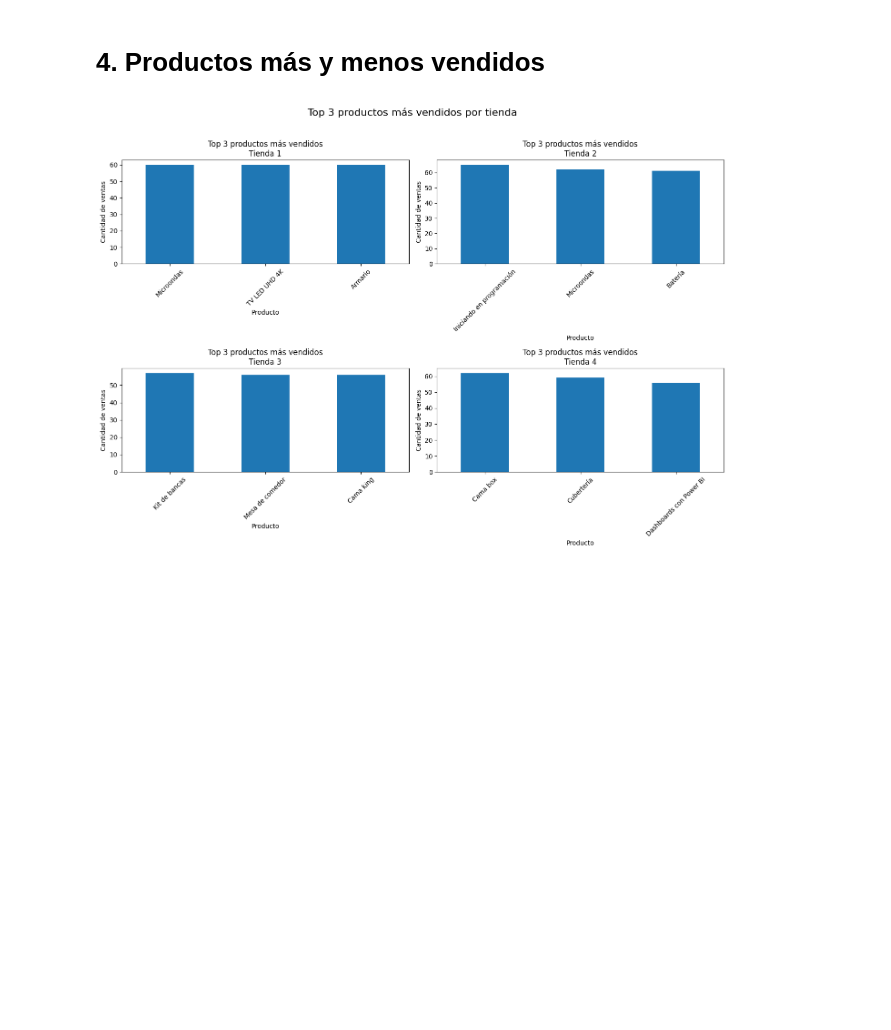
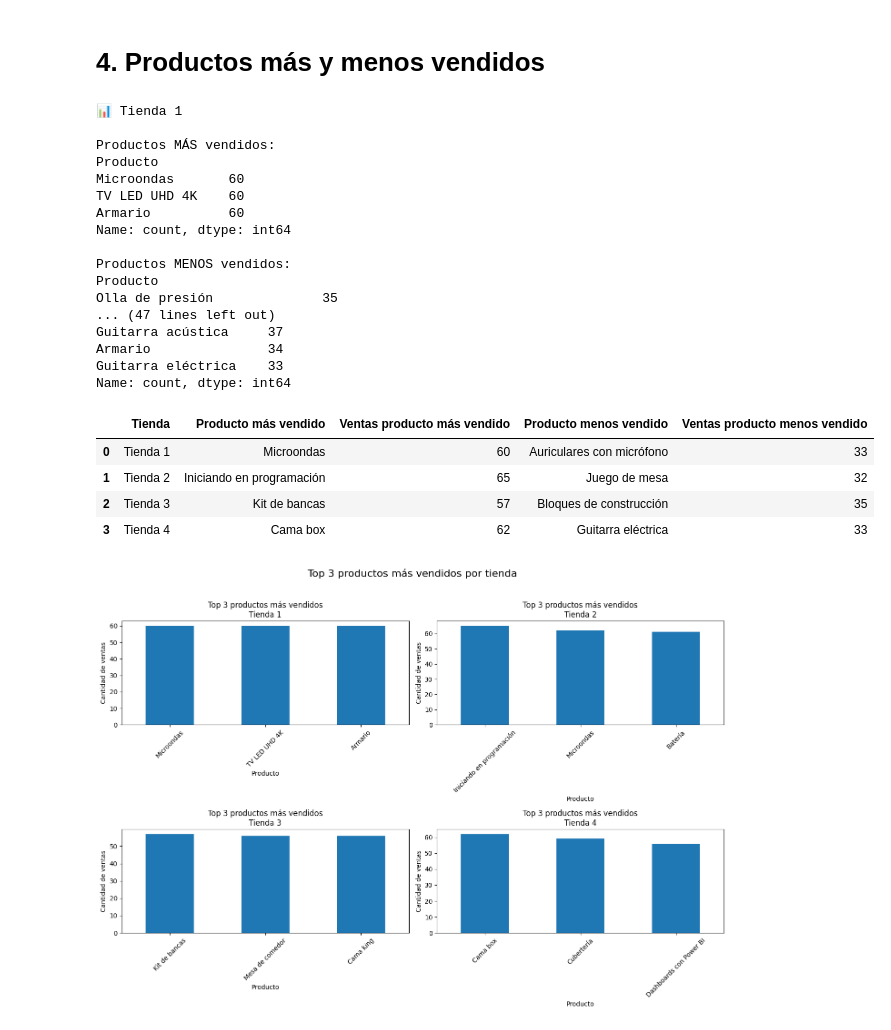
Before and after one commit to angelaoica-dev/challenge-AluraStoreLatam, a Jupyter notebook: AluraStoreLatam.ipynb, the cells around one changed output. Drawn from its saved outputs; the diff is of its cells as text; code cells hidden in the pictures; blank space fills up the shorter version.

```diff
--- a/AluraStoreLatam.ipynb
+++ b/AluraStoreLatam.ipynb
@@ -92,10 +92,13 @@ Index(['Producto', 'Categoría del Producto', 'Precio', 'Costo de envío',
 ### Ingreso total de cada tienda.
 # %%
 tiendas = [tienda, tienda2, tienda3, tienda4]
+nombres_tiendas = ["Tienda 1", "Tienda 2", "Tienda 3", "Tienda 4"]
+ingresos = []
 
 for i, df in enumerate(tiendas, start=1):
-    ingresos = df['Precio'].sum()
-    print(f"Ingreso Total Tienda {i}: ${ingresos:,.2f}")
+    total = df["Precio"].sum()
+    ingresos.append(total)
+    print(f"Ingreso Total Tienda {i}: ${total:,.2f}")
 # %% [output]
 Ingreso Total Tienda 1: $1,150,880,400.00
 Ingreso Total Tienda 2: $1,116,343,500.00
@@ -103,14 +106,19 @@ Ingreso Total Tienda 3: $1,098,019,600.00
 Ingreso Total Tienda 4: $1,038,375,700.00
 # %%
 #Comparación directa
+ingresos_totales = []
+for i, df in enumerate(tiendas, start=1):
+    ingresos_totales.append(df['Precio'].sum())
+
+nombres_tiendas = [f'Tienda {i}' for i in range(1, len(tiendas) + 1)]
 plt.figure(figsize=(8, 5))
-plt.bar(nombres_tiendas, ingresos)
+plt.bar(nombres_tiendas, ingresos_totales)
 
 plt.title("Ingresos totales por tienda")
 plt.xlabel("Tienda")
 plt.ylabel("Ingresos")
 
-for i, v in enumerate(ingresos):
+for i, v in enumerate(ingresos_totales):
     plt.text(i, v, f"${v:,.0f}", ha="center", va="bottom", fontweight="bold")
 
 plt.tight_layout()
@@ -238,34 +252,65 @@ def analizar_productos(df, top_n=5):
 
     return {
         "mas_vendidos": conteo.head(top_n),
         "menos_vendidos": conteo.tail(top_n),
         "producto_mas_vendido": conteo.idxmax(),
         "ventas_mas_vendido": conteo.max(),
         "producto_menos_vendido": conteo.idxmin(),
         "ventas_menos_vendido": conteo.min()
     }
+
+tiendas_dict = {
+    "Tienda 1": tienda,
+    "Tienda 2": tienda2,
+    "Tienda 3": tienda3,
+    "Tienda 4": tienda4
+}
+
 resumen_productos = []
 
-for nombre, df in tiendas.items():
+for nombre, df in tiendas_dict.items():
     resultado = analizar_productos(df, top_n=3)
 
     print(f"\n📊 {nombre}")
 
     print("\nProductos MÁS vendidos:")
     print(resultado["mas_vendidos"])
 
     print("\nProductos MENOS vendidos:")
     print(resultado["menos_vendidos"])
 
     resumen_productos.append({
         "Tienda": nombre,
         "Producto más vendido": resultado["producto_mas_vendido"],
         "Ventas producto más vendido": resultado["ventas_mas_vendido"],
         "Producto menos vendido": resultado["producto_menos_vendido"],
         "Ventas producto menos vendido": resultado["ventas_menos_vendido"]
     })
 df_resumen_productos = pd.DataFrame(resumen_productos)
 df_resumen_productos
+# %% [output]
+📊 Tienda 1
+
+Productos MÁS vendidos:
+Producto
+Microondas       60
+TV LED UHD 4K    60
+Armario          60
+Name: count, dtype: int64
+
+Productos MENOS vendidos:
+Producto
+Olla de presión              35
+... (47 lines left out)
+Guitarra acústica     37
+Armario               34
+Guitarra eléctrica    33
+Name: count, dtype: int64
+|  | Tienda | Producto más vendido | Ventas producto más vendido | Producto menos vendido | Ventas producto menos vendido |
+| 0 | Tienda 1 | Microondas | 60 | Auriculares con micrófono | 33 |
+| 1 | Tienda 2 | Iniciando en programación | 65 | Juego de mesa | 32 |
+| 2 | Tienda 3 | Kit de bancas | 57 | Bloques de construcción | 35 |
+| 3 | Tienda 4 | Cama box | 62 | Guitarra eléctrica | 33 |
 # %%
 #Productos más vendidos
 tiendas_dict = {
```
Also changed, not shown: parts of 7 cells of this notebook.
